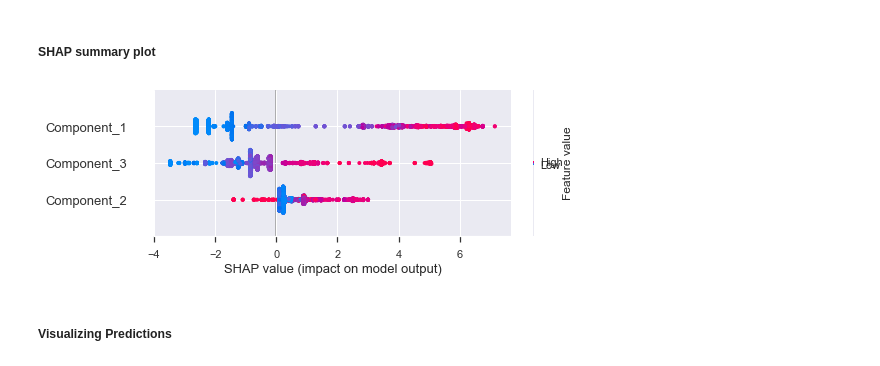
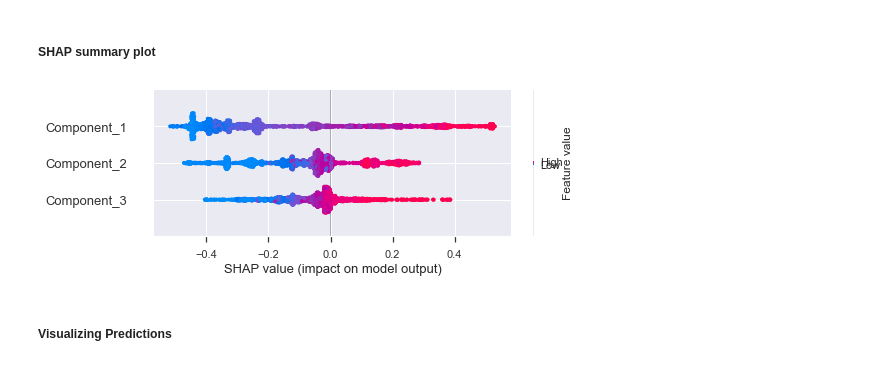
Before and after one commit to GursimarSaini/INSE6220Project, a Jupyter notebook: datasets/occupancy/OccupancyDetectionPCA.ipynb, the cells around one changed output. Cells and saved outputs as stored; diff of their text form; code cells hidden in the pictures.

```diff
--- a/datasets/occupancy/OccupancyDetectionPCA.ipynb
+++ b/datasets/occupancy/OccupancyDetectionPCA.ipynb
@@ -523,0 +528,3 @@ tunedLRp = tune_model(lrP)
+# %%
+etP = create_model('et')
+tunedETp = tune_model(etP)
@@ -620,9 +648,9 @@ tunedLightgbmP = tune_model(lightgbmP)
 # %% [markdown]
 ##### SHAP summary plot
 # %%
-interpret_model(tunedLightgbmP, plot='summary')
+interpret_model(tunedETp, plot='summary')
 # %% [output]
-[figure, old version]
+[figure, new version]
 # %% [markdown]
 ##### Visualizing Predictions
 # %%
```
Also changed, not shown: parts of 53 cells of this notebook, 8 other files.
